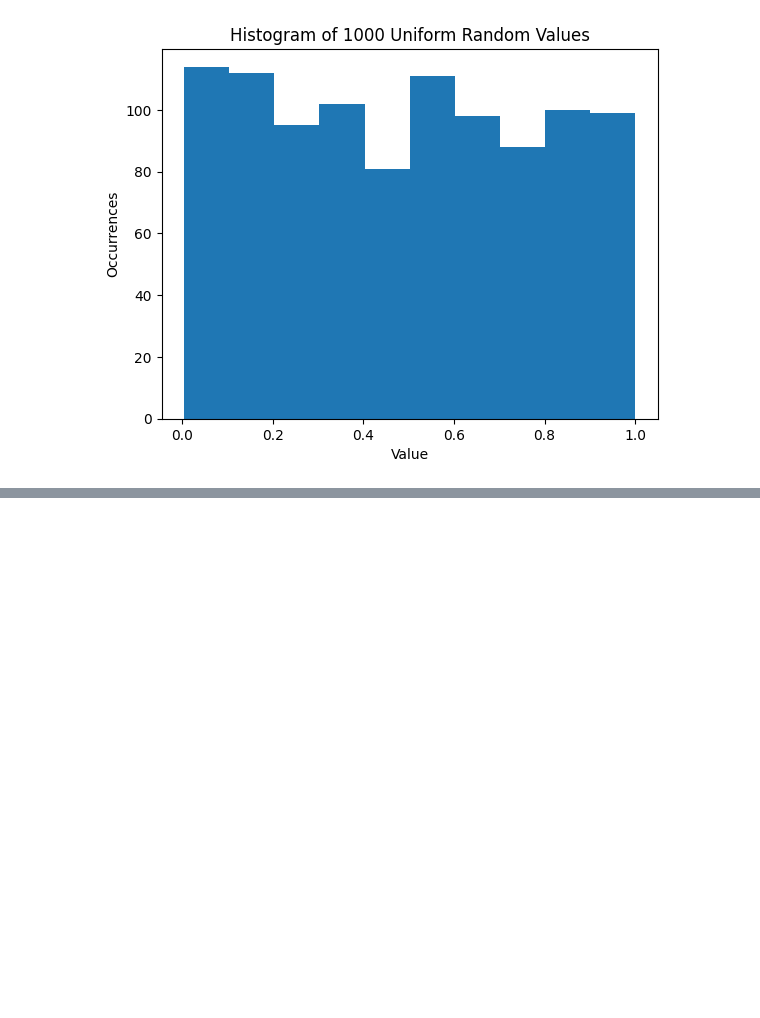
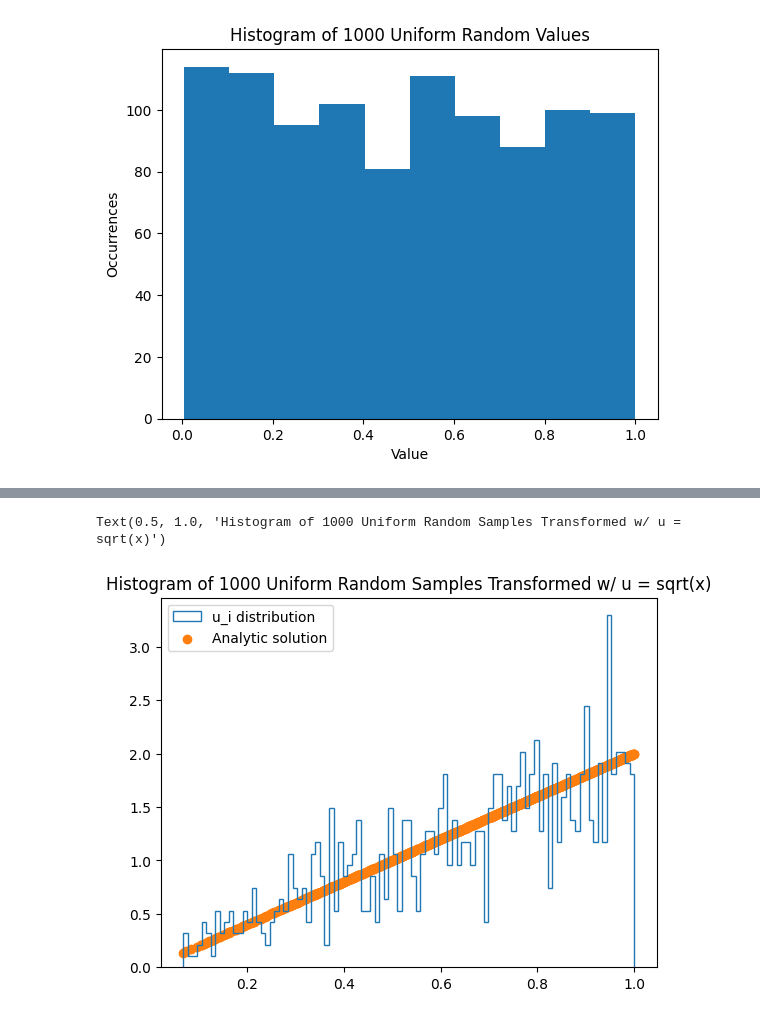
Before and after one commit to gtong3/Data_Analysis, a Jupyter notebook: Lab2/Lab2.ipynb, the cells around one changed output, grey strips where cells are left out. Drawn from its saved outputs; the diff is of its cells as text; code cells hidden in the pictures; blank space fills up the shorter version.

```diff
--- a/Lab2/Lab2.ipynb
+++ b/Lab2/Lab2.ipynb
@@ -30,0 +37,11 @@ foura = [1/x for x in ]
+# %%
+#u = sqrt(x), x = u^2, g(u) = dx/du = 2u
+fourb = [x**(1/2) for x in evsample]
+fourbg = [2 * u for u in fourb]
+plt.hist(fourb,bins=99,histtype='step',label='u_i distribution',density=True)
+plt.scatter(fourb,fourbg,label='Analytic solution')
+plt.legend()
+plt.title('Histogram of 1000 Uniform Random Samples Transformed w/ u = sqrt(x)')
+# %% [output]
+Text(0.5, 1.0, 'Histogram of 1000 Uniform Random Samples Transformed w/ u = sqrt(x)')
+[figure, added]
```
Also changed, not shown: parts of 7 cells of this notebook, 1 other file.
